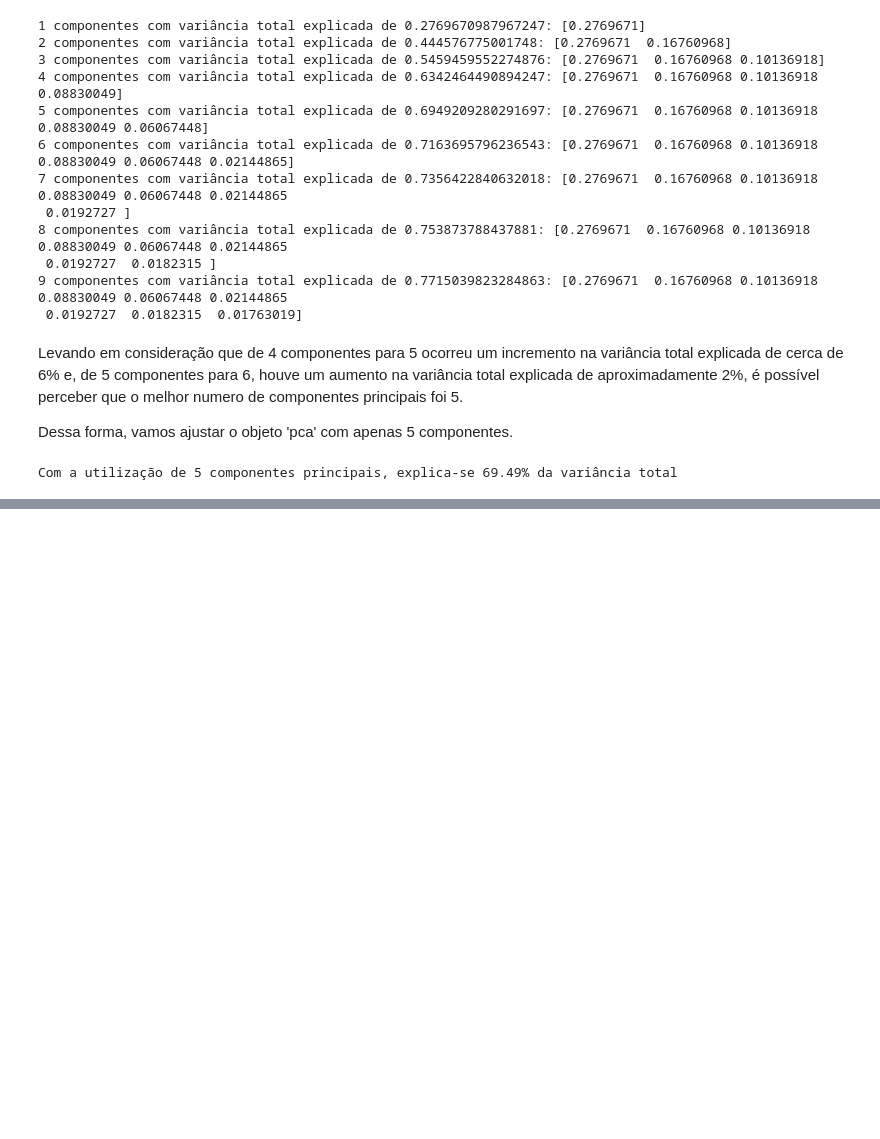
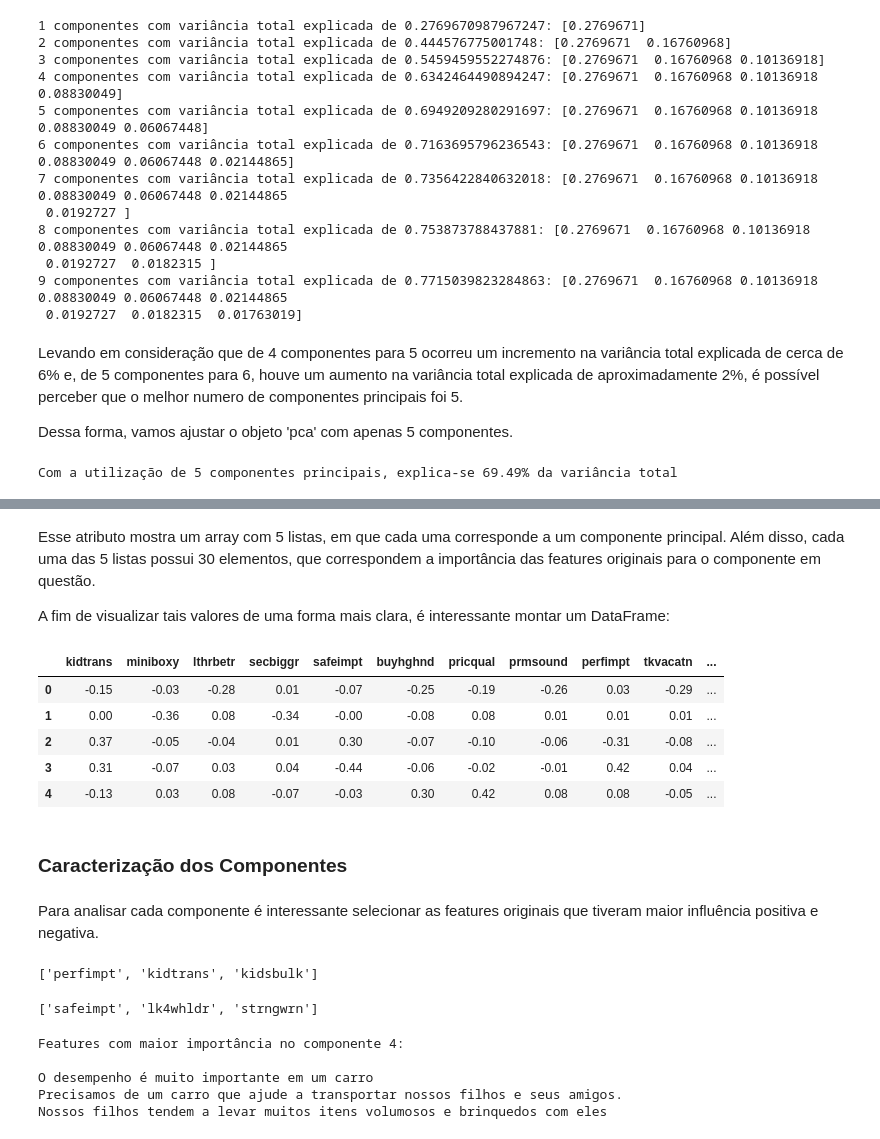
Before and after one commit to lazarocordeirosilva/Segmentacao_Clientes, a Jupyter notebook: notebook/Segmentação Clientes.ipynb, the cells around one changed output, grey strips where cells are left out. Drawn from its saved outputs; the diff is of its cells as text; code cells hidden in the pictures; blank space fills up the shorter version.

Commit message:
PUSH 03 - CARACTERIZAÇÃO DOS COMPONENTES

```diff
--- a/notebook/Segmentação Clientes.ipynb
+++ b/notebook/Segmentação Clientes.ipynb
@@ -380,0 +405,54 @@ PUSH 02 -> Definição do PCA
+# %% [markdown]
+Esse atributo mostra um array com 5 listas, em que cada uma corresponde a um componente principal. Além disso, cada uma das 5 listas possui 30 elementos, que correspondem a importância das features originais para o componente em questão.
+
+A fim de visualizar tais valores de uma forma mais clara, é interessante montar um DataFrame:
+# %%
+# Criando DataFrame e suas colunas (a partir da remoção das colunas demograficas do DataFrame original)
+componentes_importancia = pd.DataFrame(columns=df.drop(features_demograficas, axis = 1).columns)
+
+# Utilizando um loop for para preencher o DataFrame 'componente_componentes_importancia'
+for i in range(len(pca.components_)): # Iterando sobre o array de 5 listas
+    componentes_importancia.loc[i] = pca.components_[i] # Cada linha do DataFrame 'componentes_importancia' será composta
+# pelos elementos de cada lista do array de 5 listas
+# O DataFrame, então, terá 5 linhas (cada uma preenchida pelos elementos de cada lista do atributo pca.components_)
+# %%
+# Visualizando o DataFrame com todos os dados devidamente preenchidos
+componentes_importancia
+# %% [output]
+|  | kidtrans | miniboxy | lthrbetr | secbiggr | safeimpt | buyhghnd | pricqual | prmsound | perfimpt | tkvacatn | ... |
+| 0 | -0.15 | -0.03 | -0.28 | 0.01 | -0.07 | -0.25 | -0.19 | -0.26 | 0.03 | -0.29 | ... |
+| 1 | 0.00 | -0.36 | 0.08 | -0.34 | -0.00 | -0.08 | 0.08 | 0.01 | 0.01 | 0.01 | ... |
+| 2 | 0.37 | -0.05 | -0.04 | 0.01 | 0.30 | -0.07 | -0.10 | -0.06 | -0.31 | -0.08 | ... |
+| 3 | 0.31 | -0.07 | 0.03 | 0.04 | -0.44 | -0.06 | -0.02 | -0.01 | 0.42 | 0.04 | ... |
+| 4 | -0.13 | 0.03 | 0.08 | -0.07 | -0.03 | 0.30 | 0.42 | 0.08 | 0.08 | -0.05 | ... |
+# %% [markdown]
+### <a> Caracterização dos Componentes </a>
+# %% [markdown]
+Para analisar cada componente é interessante selecionar as features originais que tiveram maior influência positiva e negativa.
+# %%
+# Fazendo list comprehension para capturar as 3 features com maior influência no componente principal 4
+maior_influencia = [i for i in componentes_importancia.loc[3].nlargest(3).index]
+
+# Mostrando features com maior influência no componente principal 4
+maior_influencia
+# %% [output]
+['perfimpt', 'kidtrans', 'kidsbulk']
+# %%
+# Fazendo list comprehension para capturar as 3 features com menor influência no componente principal 4
+menor_influencia = [i for i in componentes_importancia.loc[3].nsmallest(3).index]
+
+# Mostrando features com menor influência no componente principal 4
+menor_influencia
+# %% [output]
+['safeimpt', 'lk4whldr', 'strngwrn']
+# %%
+# Analisando para saber o que cada feature é
+print("Features com maior importância no componente 4:\n")
+for i in maior_influencia:
+    print(dicionario_dados[i])
+# %% [output]
+Features com maior importância no componente 4:
+
+O desempenho é muito importante em um carro
+Precisamos de um carro que ajude a transportar nossos filhos e seus amigos.
+Nossos filhos tendem a levar muitos itens volumosos e brinquedos com eles
```
Also changed, not shown: parts of 11 cells of this notebook.
